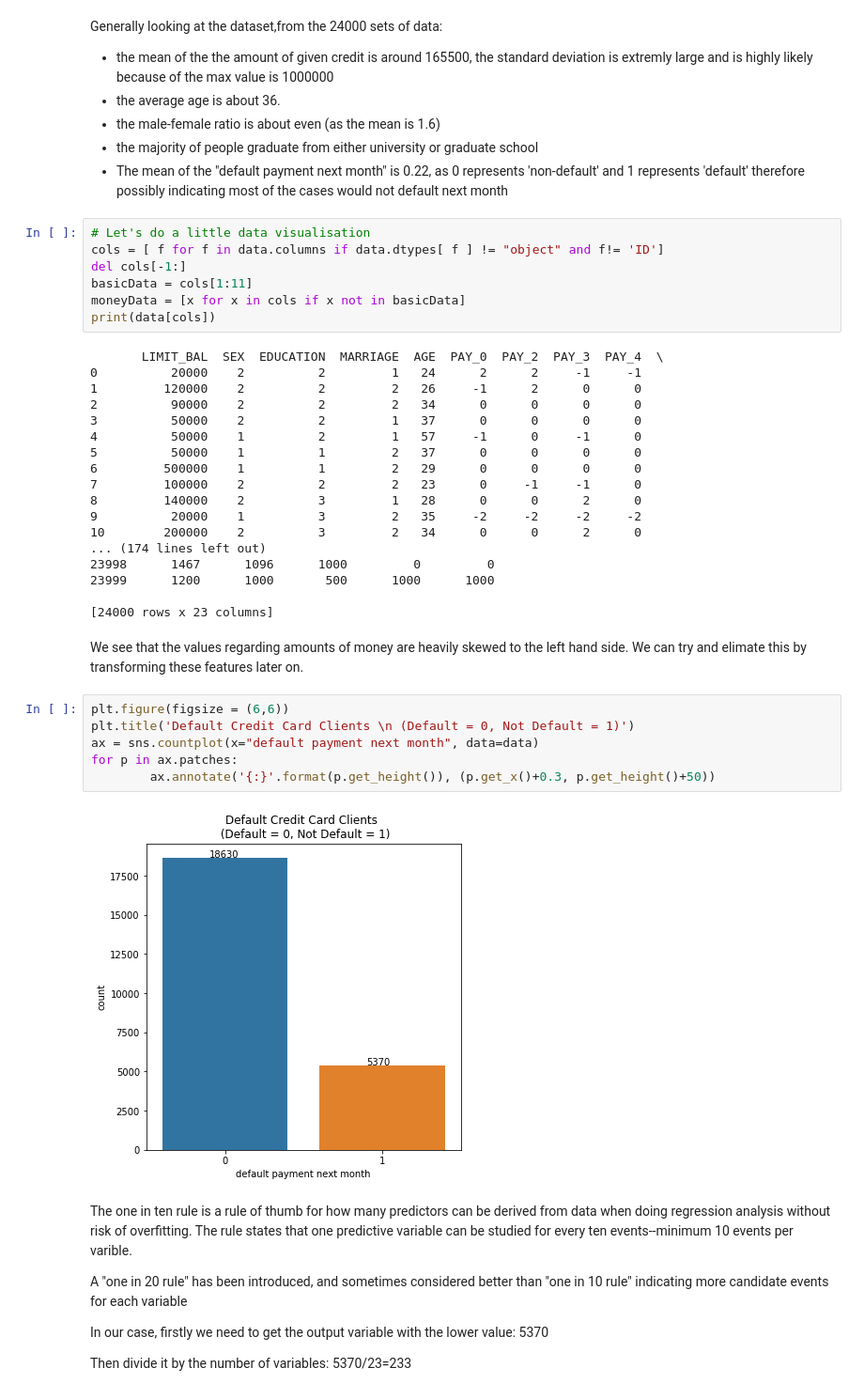
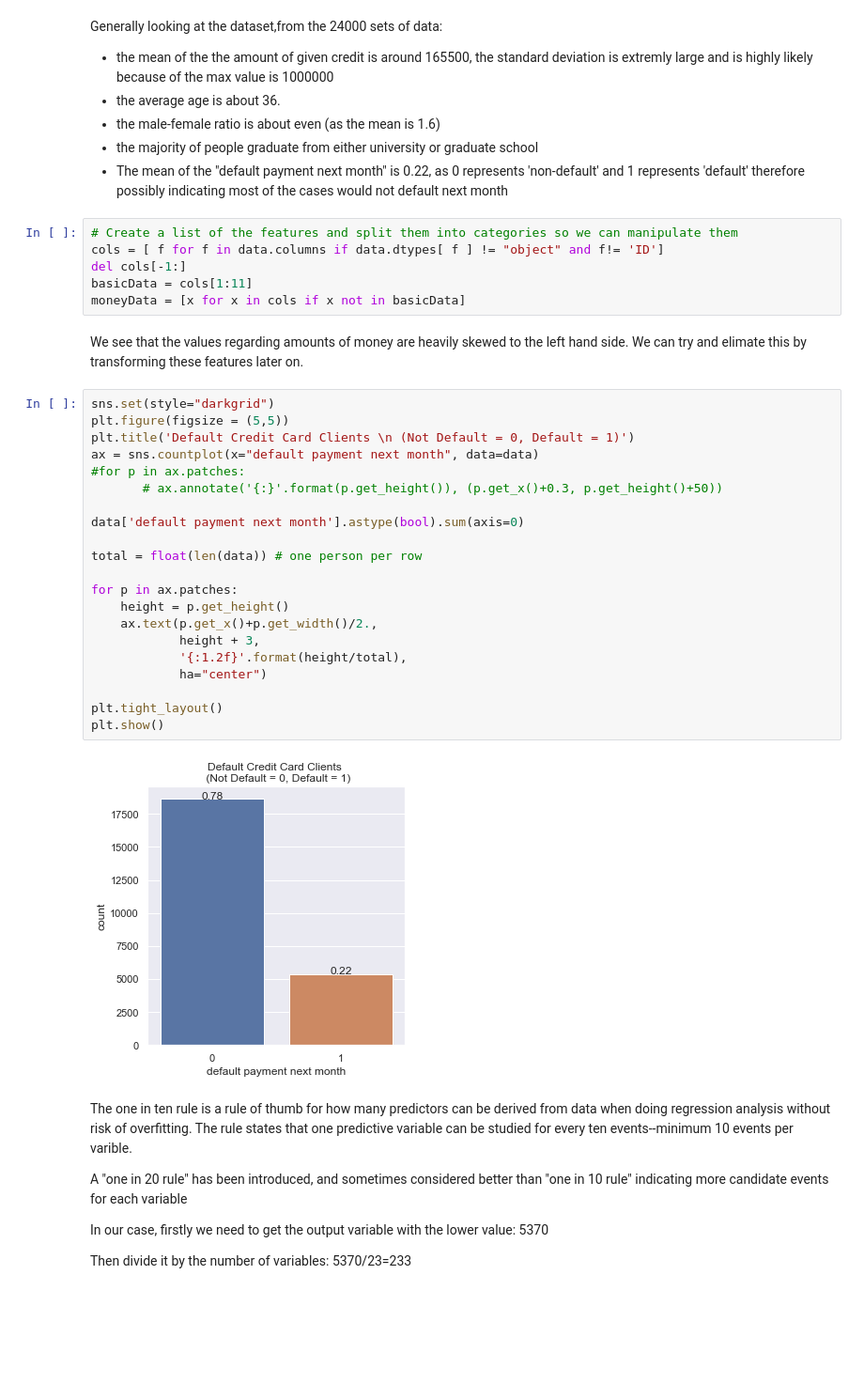
Before and after one commit to AbhinathK/CreditCardML, a Jupyter notebook: CreditCardData.ipynb, the cells around one changed output. Shown at 94% size. Cells and saved outputs as stored; diff of their text form; blank space fills up the shorter version.

```diff
--- a/CreditCardData.ipynb
+++ b/CreditCardData.ipynb
@@ -88,40 +90,36 @@ Generally looking at the dataset,from the 24000 sets of data:
 * the majority of people graduate from either university or graduate school
 * The mean of the "default payment next month" is 0.22, as 0 represents 'non-default' and 1 represents 'default' therefore possibly indicating most of the cases would not default next month
 # %%
-# Let's do a little data visualisation
+# Create a list of the features and split them into categories so we can manipulate them
 cols = [ f for f in data.columns if data.dtypes[ f ] != "object" and f!= 'ID']
 del cols[-1:]
 basicData = cols[1:11]
 moneyData = [x for x in cols if x not in basicData]
-print(data[cols])
-# %% [output]
-       LIMIT_BAL  SEX  EDUCATION  MARRIAGE  AGE  PAY_0  PAY_2  PAY_3  PAY_4  \
-0          20000    2          2         1   24      2      2     -1     -1
-1         120000    2          2         2   26     -1      2      0      0
-2          90000    2          2         2   34      0      0      0      0
-3          50000    2          2         1   37      0      0      0      0
-4          50000    1          2         1   57     -1      0     -1      0
-5          50000    1          1         2   37      0      0      0      0
-6         500000    1          1         2   29      0      0      0      0
-7         100000    2          2         2   23      0     -1     -1      0
-8         140000    2          3         1   28      0      0      2      0
-9          20000    1          3         2   35     -2     -2     -2     -2
-10        200000    2          3         2   34      0      0      2      0
-... (174 lines left out)
-23998      1467      1096      1000         0         0
-23999      1200      1000       500      1000      1000
-
-[24000 rows x 23 columns]
 # %% [markdown]
 We see that the values regarding amounts of money are heavily skewed to the left hand side. We can try and elimate this by transforming these features later on.
 # %%
-plt.figure(figsize = (6,6))
-plt.title('Default Credit Card Clients \n (Default = 0, Not Default = 1)')
+sns.set(style="darkgrid")
+plt.figure(figsize = (5,5))
+plt.title('Default Credit Card Clients \n (Not Default = 0, Default = 1)')
 ax = sns.countplot(x="default payment next month", data=data)
+#for p in ax.patches:
+       # ax.annotate('{:}'.format(p.get_height()), (p.get_x()+0.3, p.get_height()+50))
+
+data['default payment next month'].astype(bool).sum(axis=0)
+
+total = float(len(data)) # one person per row
+
 for p in ax.patches:
-        ax.annotate('{:}'.format(p.get_height()), (p.get_x()+0.3, p.get_height()+50))
+    height = p.get_height()
+    ax.text(p.get_x()+p.get_width()/2.,
+            height + 3,
+            '{:1.2f}'.format(height/total),
+            ha="center")
+
+plt.tight_layout()
+plt.show()
 # %% [output]
-[figure, old version]
+[figure, new version]
 # %% [markdown]
 The one in ten rule is a rule of thumb for how many predictors can be derived from data when doing regression analysis without risk of overfitting. The rule states that one predictive variable can be studied for every ten events--minimum 10 events per varible.
 
```
Also changed, not shown: parts of 34 cells of this notebook.
